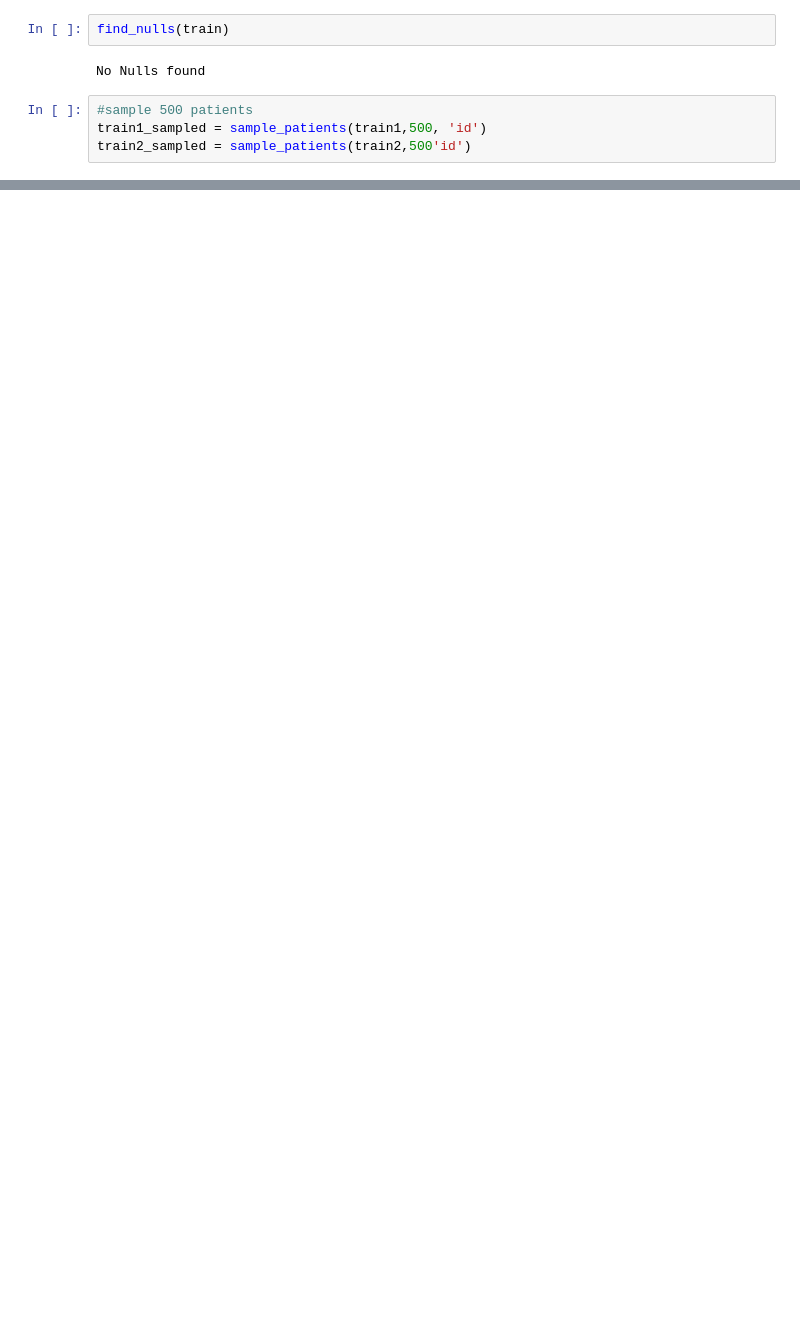
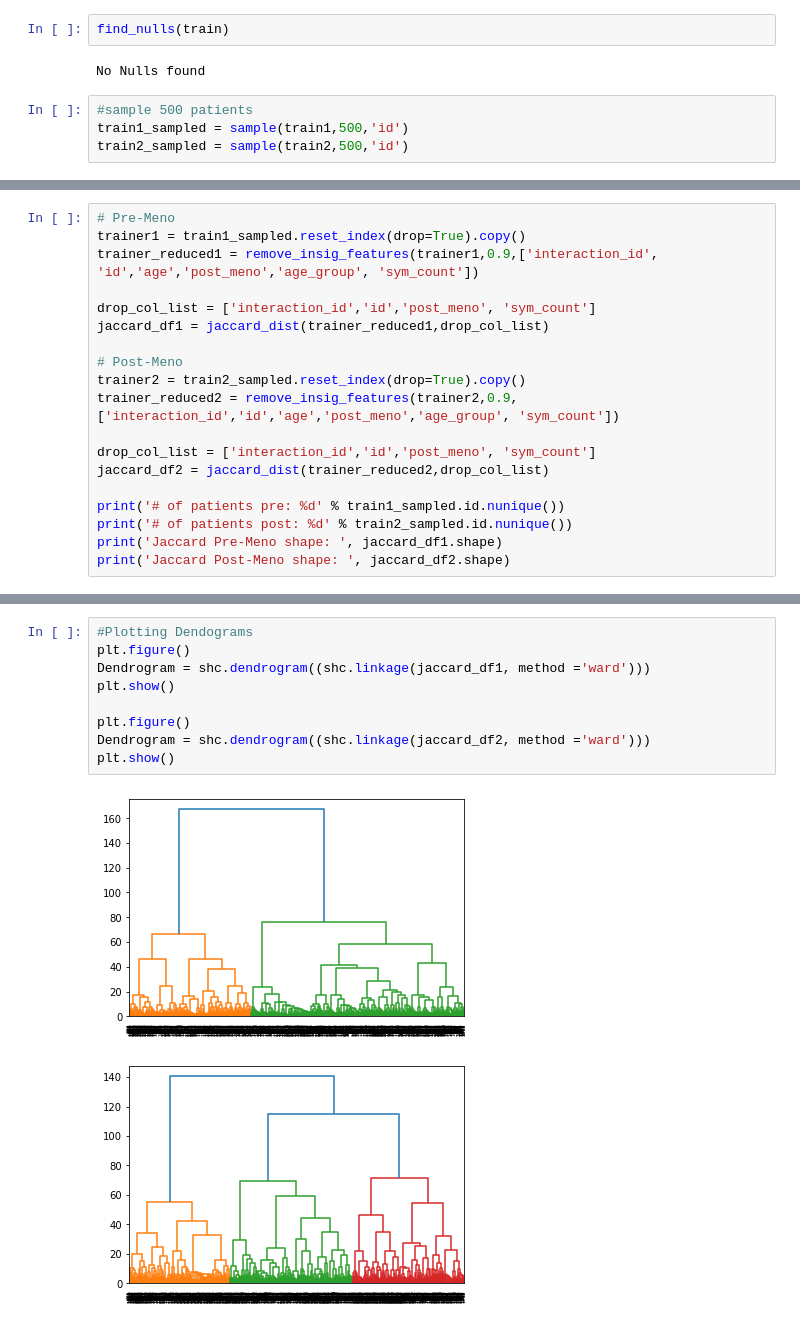
Before and after one commit to achett/notebooks, a Jupyter notebook: path_seg2.ipynb, the cells around one changed output, grey strips where cells are left out. Saved outputs shown, nothing was run; the diff lists cells and outputs as text; blank space fills up the shorter version.

```diff
--- a/path_seg2.ipynb
+++ b/path_seg2.ipynb
@@ -132,6 +305,6 @@ find_nulls(train)
 No Nulls found
 # %%
 #sample 500 patients
-train1_sampled = sample_patients(train1,500, 'id')
-train2_sampled = sample_patients(train2,500'id')
+train1_sampled = sample(train1,500,'id')
+train2_sampled = sample(train2,500,'id')
 # %% [output]
@@ -138,0 +317,19 @@ AttributeError: 'DataFrame' object has no attribute 'patient_id'
+# %%
+# Pre-Meno
+trainer1 = train1_sampled.reset_index(drop=True).copy()
+trainer_reduced1 = remove_insig_features(trainer1,0.9,['interaction_id', 'id','age','post_meno','age_group', 'sym_count'])
+
+drop_col_list = ['interaction_id','id','post_meno', 'sym_count']
+jaccard_df1 = jaccard_dist(trainer_reduced1,drop_col_list)
+
+# Post-Meno
+trainer2 = train2_sampled.reset_index(drop=True).copy()
+trainer_reduced2 = remove_insig_features(trainer2,0.9,['interaction_id','id','age','post_meno','age_group', 'sym_count'])
+
+drop_col_list = ['interaction_id','id','post_meno', 'sym_count']
+jaccard_df2 = jaccard_dist(trainer_reduced2,drop_col_list)
+
+print('# of patients pre: %d' % train1_sampled.id.nunique())
+print('# of patients post: %d' % train2_sampled.id.nunique())
+print('Jaccard Pre-Meno shape: ', jaccard_df1.shape)
+print('Jaccard Post-Meno shape: ', jaccard_df2.shape)
@@ -138,0 +369,12 @@ AttributeError: 'DataFrame' object has no attribute 'patient_id'
+# %%
+#Plotting Dendograms
+plt.figure()
+Dendrogram = shc.dendrogram((shc.linkage(jaccard_df1, method ='ward')))
+plt.show()
+
+plt.figure()
+Dendrogram = shc.dendrogram((shc.linkage(jaccard_df2, method ='ward')))
+plt.show()
+# %% [output]
+[figure, added]
+[figure, added]
```
Also changed, not shown: parts of 60 cells of this notebook, 3 other files.
